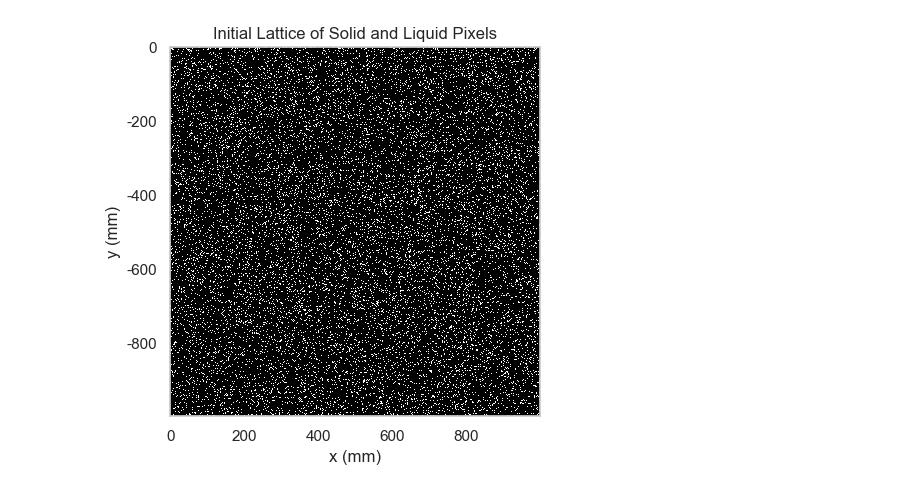
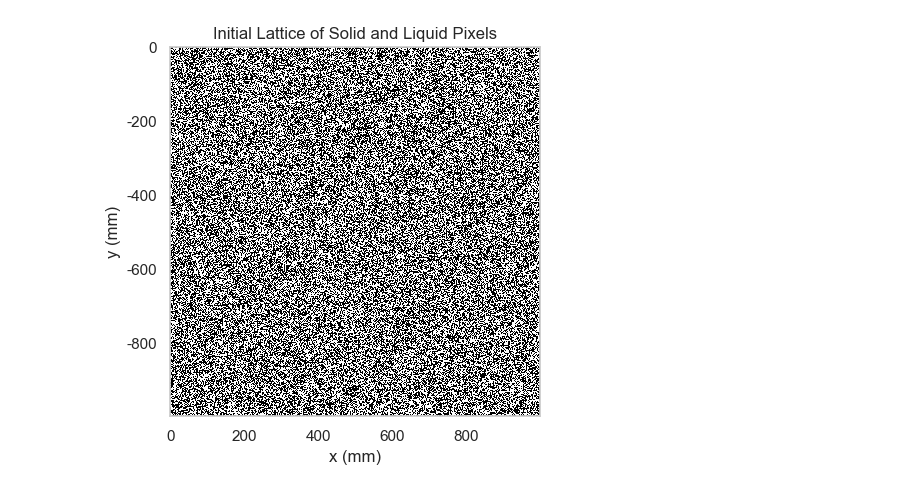
Before and after one commit to amitaanand9/glacier-percolation, a Jupyter notebook: test.ipynb, the cells around one changed output. Drawn from its saved outputs; the diff is of its cells as text; code cells hidden in the pictures.

```diff
--- a/test.ipynb
+++ b/test.ipynb
@@ -9,35 +9,35 @@ sns.set_style("whitegrid", {'axes.grid' : False})
 L = 1
 dx = 0.001 #mm resolution
 x = np.arange(0, L, dx) # range [0, 5]
 y = -x # range [-5, 0] (depth)
 N = len(x)
 lattice = np.zeros((N, N))
 
 
 # Assign Solid Pixels Randomly represented by a 1 in matrix
 
 # Number of solid pixels
-perm_percent = 0.9
+perm_percent = 0.5
 num_solid = int(perm_percent*N*N)
 
 
 # Location of solid pixels
 lattice = np.zeros(N*N, dtype=int)
 lattice[:num_solid] = 1
 
 np.random.shuffle(lattice)
 
 lattice = lattice.reshape((len(x), len(x)))
 
 plt.imshow(lattice, cmap="Greys", interpolation='none')
 plt.title("Initial Lattice of Solid and Liquid Pixels")
 plt.xlabel("x (mm)")
 plt.ylabel("y (mm)")
 plt.yticks([0,  200, 400, 600, 800], [0, -200, -400, -600, -800])
 
 plt.show()
 # %% [output]
-[figure, old version]
+[figure, new version]
 # %%
 # Assign velocity vectors at each pixel
 angle = np.random.uniform(np.pi, 2 * np.pi, size=(N* N , 2)) #generate angle in lower half plane (from pi to 2 pi)
```
Also changed, not shown: parts of 4 cells of this notebook.
